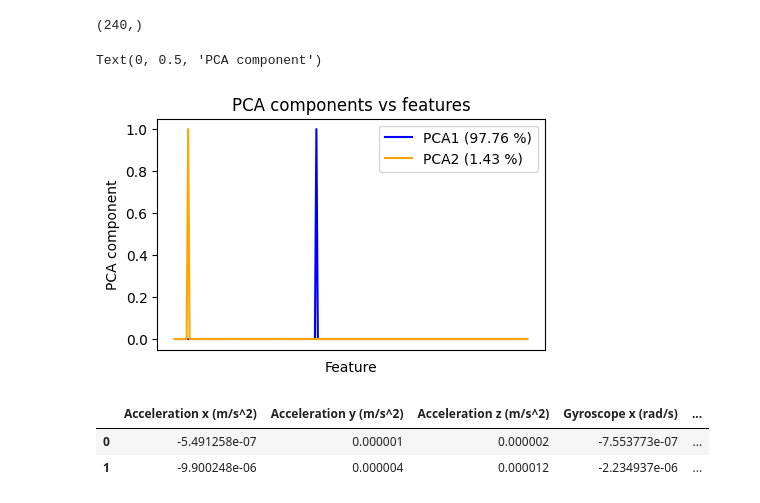
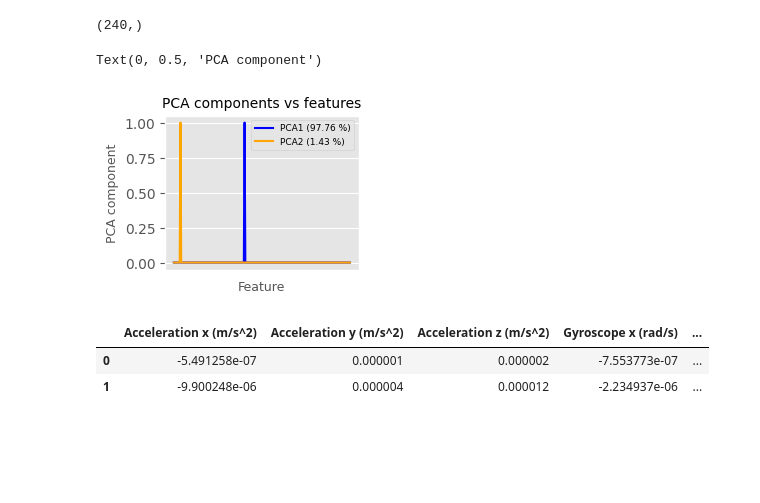
Before and after one commit to vishalkanteppa/ML4QS, a Jupyter notebook: assignment.ipynb, the cells around one changed output. Saved outputs shown, nothing was run; the diff lists cells and outputs as text; code cells hidden in the pictures; blank space fills up the shorter version.

```diff
--- a/assignment.ipynb
+++ b/assignment.ipynb
@@ -494,16 +543,24 @@ Text(0, 0.5, 'Feature importance')
 import textwrap
 # line plot of top 50 features vs top 50 scores
 
-plt.figure(figsize=(9, 3))
+#set style to ggplot
+plt.style.use('ggplot')
+
+plt.figure(figsize=(7.2, 2))
 
 sns.lineplot(x=top_50_features[:10], y=top_50_scores[:10])
 #plt.xticks(rotation=90)
 
 # x tick mark text size decrease
-plt.xticks(fontsize=7)
-plt.title('Top 10 features vs feature importance (decision tree)')
-plt.xlabel('Feature')
-plt.ylabel('Feature importance')
+
+plt.title('Top 10 features vs feature importance (decision tree)',fontdict={'fontsize': 10})
+top_50_features = [i.replace(' (m/s^2)', '') for i in top_50_features]
+top_50_features = [i.replace(' (rad/s)', '') for i in top_50_features]
+plt.xticks(range(10), top_50_features[:10],fontsize=7)
+plt.xlabel('Feature',fontsize=9)
+plt.ylabel('Feature importance',fontsize=9)
 # wrap the text x tick mark in 2 lines
 plt.gca().set_xticklabels([textwrap.fill(t, 10) for t in top_50_features[:10]])
+
+# change x ticks text to a list of strings which does not have m/s^2 and rad/s
 # %% [output]
@@ -537,19 +594,21 @@ pca.components_[1].shape
 # %%
 # plot of pca.components_ vs df_mega.columns for both pca1 and pca2 in same plot
 
-plt.figure(figsize=(5, 3))
+plt.figure(figsize=(2.5, 2))
 plt.plot(df_mega.columns, pca.components_[0], label='PCA1 (97.76 %)', linestyle='-', color='blue')
 plt.plot(df_mega.columns, pca.components_[1], label='PCA2 (1.43 %)', linestyle='-', color='orange')
 plt.xticks(rotation=90)
 plt.xticks([])
 plt.gca().set_xticklabels([])
-plt.legend()
-plt.title('PCA components vs features')
-plt.xlabel('Feature')
-plt.ylabel('PCA component')
+plt.legend(loc='upper right', prop={'size': 6.5})
+plt.title('PCA components vs features',fontdict={'fontsize': 10})
+plt.xlabel('Feature',fontdict={'fontsize': 9})
+plt.ylabel('PCA component',fontdict={'fontsize': 9})
+
+# decrease the legend text size
 # %% [output]
 Text(0, 0.5, 'PCA component')
-[figure, old version]
+[figure, new version]
 # %%
 pca_df = pd.DataFrame(pca.components_, columns=df_mega.columns)
 # %%
```
Also changed, not shown: parts of 6 cells of this notebook, 8 other files.
